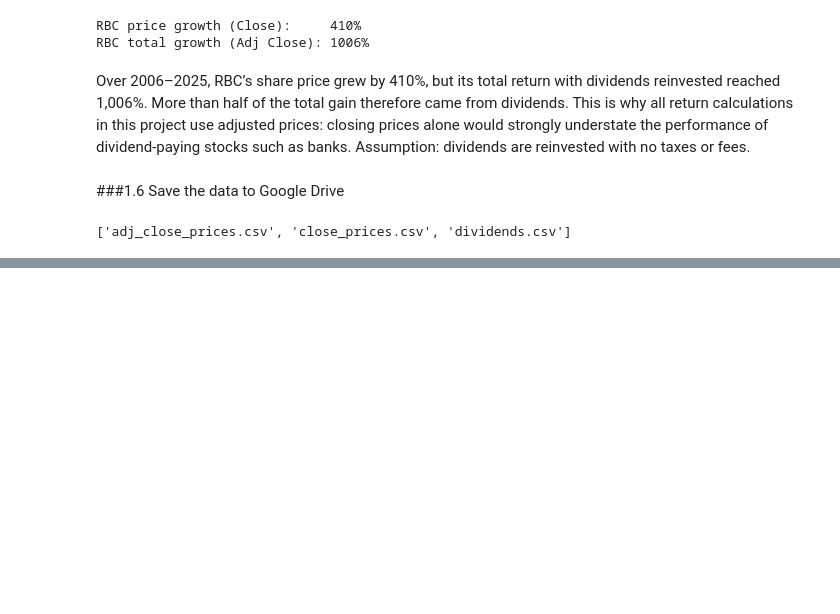
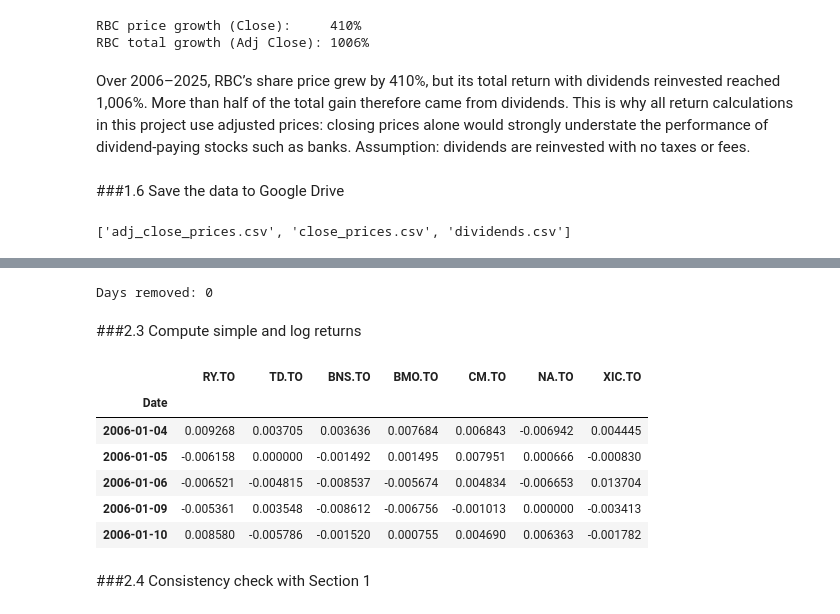
Before and after one commit to quentin-garcia-3b1724235/canadian-banks-portfolio-analysis, a Jupyter notebook: notebooks/canadian_banks_analysis.ipynb, the cells around one changed output, grey strips where cells are left out. Drawn from its saved outputs; the diff is of its cells as text; code cells hidden in the pictures; blank space fills up the shorter version.

```diff
--- a/notebooks/canadian_banks_analysis.ipynb
+++ b/notebooks/canadian_banks_analysis.ipynb
@@ -140,0 +193,22 @@ print(os.listdir(f"{PROJECT_DIR}/data"))
+# %%
+prices_clean = prices.dropna()
+print("Days removed:", len(prices) - len(prices_clean))
+# %% [output]
+Days removed: 0
+# %% [markdown]
+###2.3 Compute simple and log returns
+# %%
+simple_returns = prices_clean.pct_change().dropna()
+log_returns = np.log(prices_clean / prices_clean.shift(1)).dropna()
+
+simple_returns.head()
+# %% [output]
+|  | RY.TO | TD.TO | BNS.TO | BMO.TO | CM.TO | NA.TO | XIC.TO |
+| Date |  |  |  |  |  |  |  |
+| 2006-01-04 | 0.009268 | 0.003705 | 0.003636 | 0.007684 | 0.006843 | -0.006942 | 0.004445 |
+| 2006-01-05 | -0.006158 | 0.000000 | -0.001492 | 0.001495 | 0.007951 | 0.000666 | -0.000830 |
+| 2006-01-06 | -0.006521 | -0.004815 | -0.008537 | -0.005674 | 0.004834 | -0.006653 | 0.013704 |
+| 2006-01-09 | -0.005361 | 0.003548 | -0.008612 | -0.006756 | -0.001013 | 0.000000 | -0.003413 |
+| 2006-01-10 | 0.008580 | -0.005786 | -0.001520 | 0.000755 | 0.004690 | 0.006363 | -0.001782 |
+# %% [markdown]
+###2.4 Consistency check with Section 1
```
Also changed, not shown: parts of 16 cells of this notebook.
